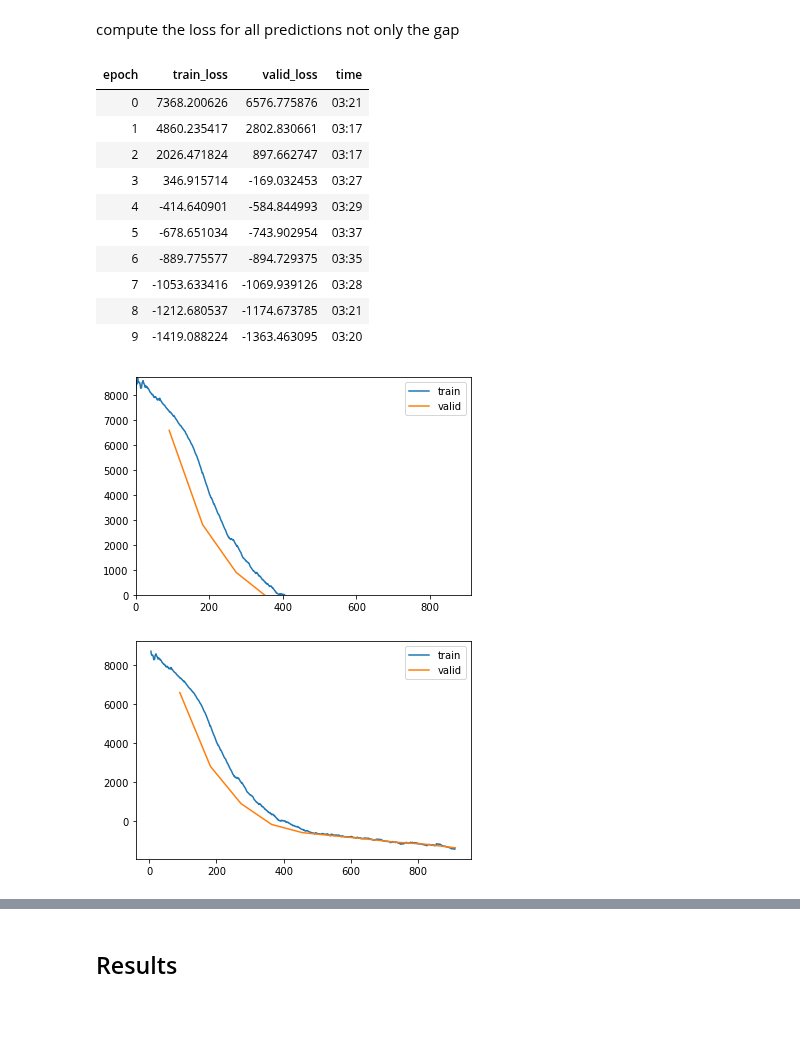
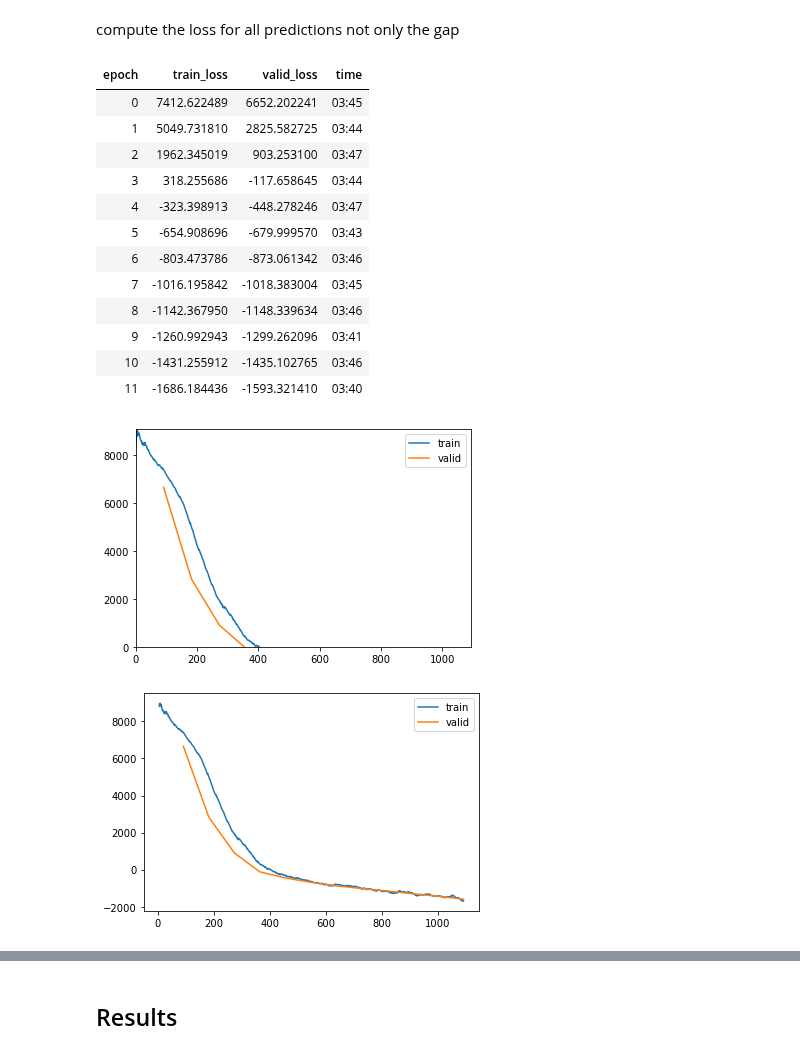
Before and after one commit to mone27/meteo_imp, a Jupyter notebook: analysis/kalman/kalman_float64.ipynb, the cells around one changed output, grey strips where cells are left out. Cells and saved outputs as stored; diff of their text form; code cells hidden in the pictures; blank space fills up the shorter version.

```diff
--- a/analysis/kalman/kalman_float64.ipynb
+++ b/analysis/kalman/kalman_float64.ipynb
@@ -167,27 +99,29 @@ model = KalmanFilter(**KalmanFilterTester(dtype=torch.float64).params)
 # %%
 model.use_smooth = False
 # %%
-model.check_args = {}
+model.check_args = None
 # %%
 learn = Learner(dls, model, loss_func=KalmanLoss(only_gap=False), cbs=[ShowGraphCallback, Float64Callback])
 # %%
-learn.fit(10, 2e-3)
+learn.fit(12, 2e-3)
 # %% [output]
 | epoch | train_loss | valid_loss | time |
-| 0 | 7368.200626 | 6576.775876 | 03:21 |
-| 1 | 4860.235417 | 2802.830661 | 03:17 |
-| 2 | 2026.471824 | 897.662747 | 03:17 |
-| 3 | 346.915714 | -169.032453 | 03:27 |
-| 4 | -414.640901 | -584.844993 | 03:29 |
-| 5 | -678.651034 | -743.902954 | 03:37 |
-| 6 | -889.775577 | -894.729375 | 03:35 |
-| 7 | -1053.633416 | -1069.939126 | 03:28 |
-| 8 | -1212.680537 | -1174.673785 | 03:21 |
-| 9 | -1419.088224 | -1363.463095 | 03:20 |
+| 0 | 7412.622489 | 6652.202241 | 03:45 |
+| 1 | 5049.731810 | 2825.582725 | 03:44 |
+| 2 | 1962.345019 | 903.253100 | 03:47 |
+| 3 | 318.255686 | -117.658645 | 03:44 |
+| 4 | -323.398913 | -448.278246 | 03:47 |
+| 5 | -654.908696 | -679.999570 | 03:43 |
+| 6 | -803.473786 | -873.061342 | 03:46 |
+| 7 | -1016.195842 | -1018.383004 | 03:45 |
+| 8 | -1142.367950 | -1148.339634 | 03:46 |
+| 9 | -1260.992943 | -1299.262096 | 03:41 |
+| 10 | -1431.255912 | -1435.102765 | 03:46 |
+| 11 | -1686.184436 | -1593.321410 | 03:40 |
-[figure, old version]
+[figure, new version]
 # %%
 learn.recorder.plot_loss()
 # %% [output]
-[figure, old version]
+[figure, new version]
 # %%
 learn.fit(10, 1e-3)
```
Also changed, not shown: parts of 14 cells of this notebook, 7 other files.
